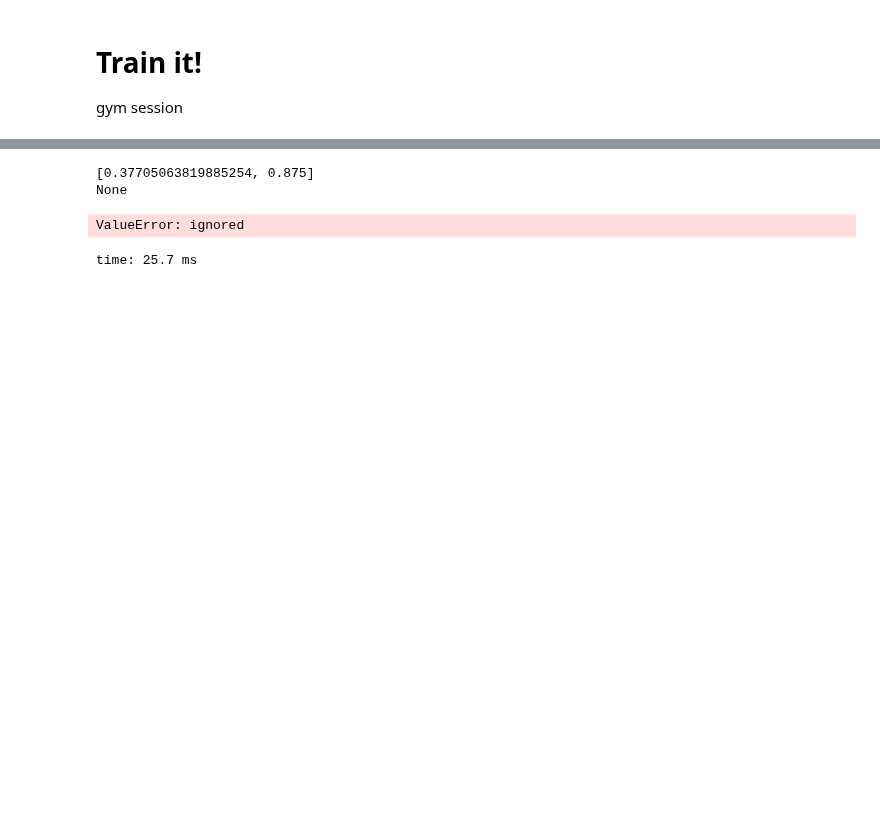
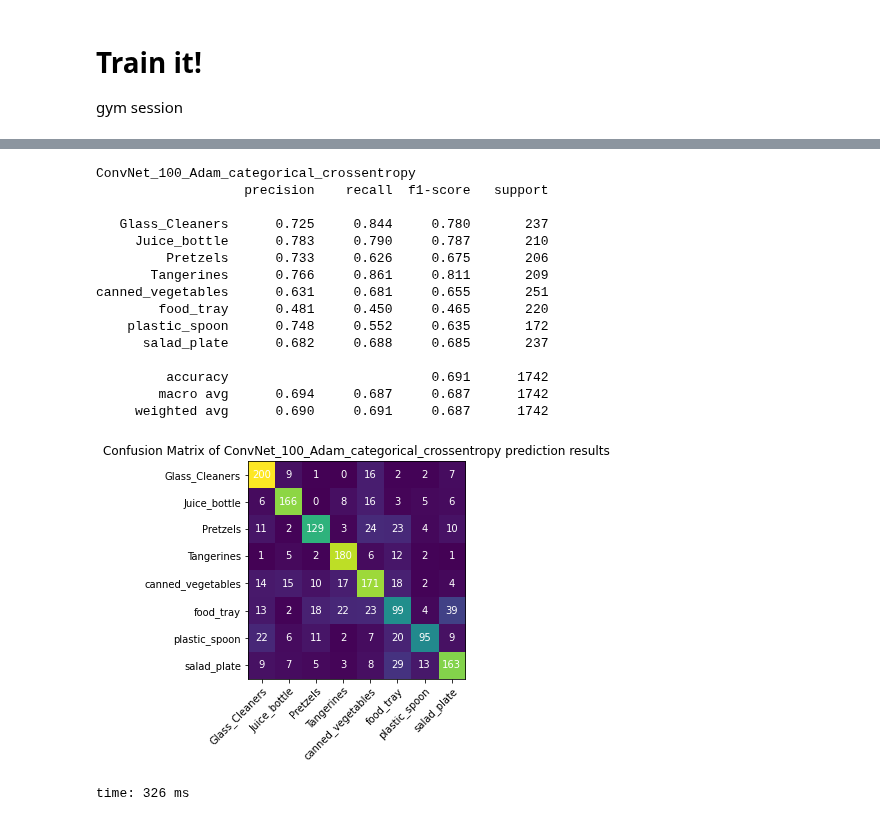
Before and after one commit to Lautz97/Home_Stuff_Classifier_using_CNN, a Jupyter notebook: ML_hw_2.ipynb, the cells around one changed output, grey strips where cells are left out. Drawn from its saved outputs; the diff is of its cells as text; code cells hidden in the pictures; blank space fills up the shorter version.

```diff
--- a/ML_hw_2.ipynb
+++ b/ML_hw_2.ipynb
@@ -238,4 +240,6 @@ time: 22.8 ms
 # %%
+#@title #LeNet model Setup
+
 from keras.models import Sequential
 from keras.layers import Dense, Activation, Dropout, Flatten,\
                          Conv2D, MaxPooling2D, AveragePooling2D
@@ -243,9 +247,7 @@ from keras.layers.normalization import BatchNormalization
 from keras import regularizers
 from keras import optimizers
 
-def LeNet():
-
-    # @markdown #LeNet model
+def LeNet(name="LeNet"):
 
     # @markdown #### Sequential Model
     model = Sequential()
@@ -283,7 +285,7 @@ time: 22.9 ms
 # @markdown # Model Parameters
 
 # @markdown #### Select Model
-selected_model =  "LeNet" #@param ["LeNet", "ConvNet"]{type:"string"}
+selected_model =  "ConvNet" #@param ["LeNet", "ConvNet"]{type:"string"}
 
 # create the model
 model_list = {
@@ -295,7 +297,7 @@ net_model.summary()
 
 # @markdown select optimizer
 # https://www.tensorflow.org/api_docs/python/tf/keras/optimizers
-optimizer =  "SGD" #@param ["Adadelta", "Adagrad", "Adam", "Adamax", "Ftrl", "Nadam", "optimizer", "RMSprop", "SGD"]{type:"string"}
+optimizer =  "Adam" #@param ["Adadelta", "Adagrad", "Adam", "Adamax", "Ftrl", "Nadam", "optimizer", "RMSprop", "SGD"]{type:"string"}
 
 # @markdown select loss function
 # https://www.tensorflow.org/api_docs/python/tf/keras/losses
@@ -344,2 +359,0 @@ net_model.save_weights(name + '_weights.h5')  # always save your weights after t
-# %%
-net_model = keras.models.load_model('./drive/MyDrive/MLHW2/ConvNet_10_RMSprop_binary_crossentropy.h5')
@@ -348,6 +362,6 @@ time: 160 ms
 # %%
+import keras.metrics as metrics
 # Evaluate the model on the test data using `evaluate`
-print("Evaluate on test data")
-results = net_model.evaluate(test_generator, verbose=1,)
-print("test loss, test acc:", results)
+print("Predict on test data")
+results = net_model.predict(test_generator, verbose=1)
 # %% [output]
@@ -358,11 +371,50 @@ time: 23.8 s
-# %%
-from sklearn.metrics import classification_report, confusion_matrix
-
-y_pred = print(net_model)
-print(y_pred)
-print(confusion_matrix(test_generator.classes, y_pred))
-# %% [output]
-[0.37705063819885254, 0.875]
-None
-ValueError: ignored
-time: 25.7 ms
+# %%
+from sklearn.metrics import classification_report, confusion_matrix
+
+Ypred = np.argmax(results, axis=1)
+Ytest = test_generator.classes  # shuffle=False in test_generator
+
+print(name)
+
+print(classification_report(Ytest, Ypred, labels=None, target_names=classnames, digits=3))
+
+fig, ax = plt.subplots()
+
+confusion = tf.math.confusion_matrix(Ytest, Ypred)
+img = ax.imshow(confusion)
+
+ax.set_xticks(np.arange(len(classnames)))
+ax.set_xticklabels(classnames)
+
+ax.set_yticks(np.arange(len(classnames)))
+ax.set_yticklabels(classnames)
+
+plt.setp(ax.get_xticklabels(), rotation=45, ha="right",
+         rotation_mode="anchor")
+
+nda_confusion = np.array(confusion)
+
+for i in range(len(classnames)):
+    for j in range(len(classnames)):
+        text = ax.text(j, i, nda_confusion[i, j], ha="center", va="center", color="w")
+
+ax.set_title("Confusion Matrix of "+name+" prediction results")
+plt.show()
+# %% [output]
+ConvNet_100_Adam_categorical_crossentropy
+                   precision    recall  f1-score   support
+
+   Glass_Cleaners      0.725     0.844     0.780       237
+     Juice_bottle      0.783     0.790     0.787       210
+         Pretzels      0.733     0.626     0.675       206
+       Tangerines      0.766     0.861     0.811       209
+canned_vegetables      0.631     0.681     0.655       251
+        food_tray      0.481     0.450     0.465       220
+    plastic_spoon      0.748     0.552     0.635       172
+      salad_plate      0.682     0.688     0.685       237
+
+         accuracy                          0.691      1742
+        macro avg      0.694     0.687     0.687      1742
+     weighted avg      0.690     0.691     0.687      1742
+[figure, added]
+time: 326 ms
```
Also changed, not shown: parts of 14 cells of this notebook.
